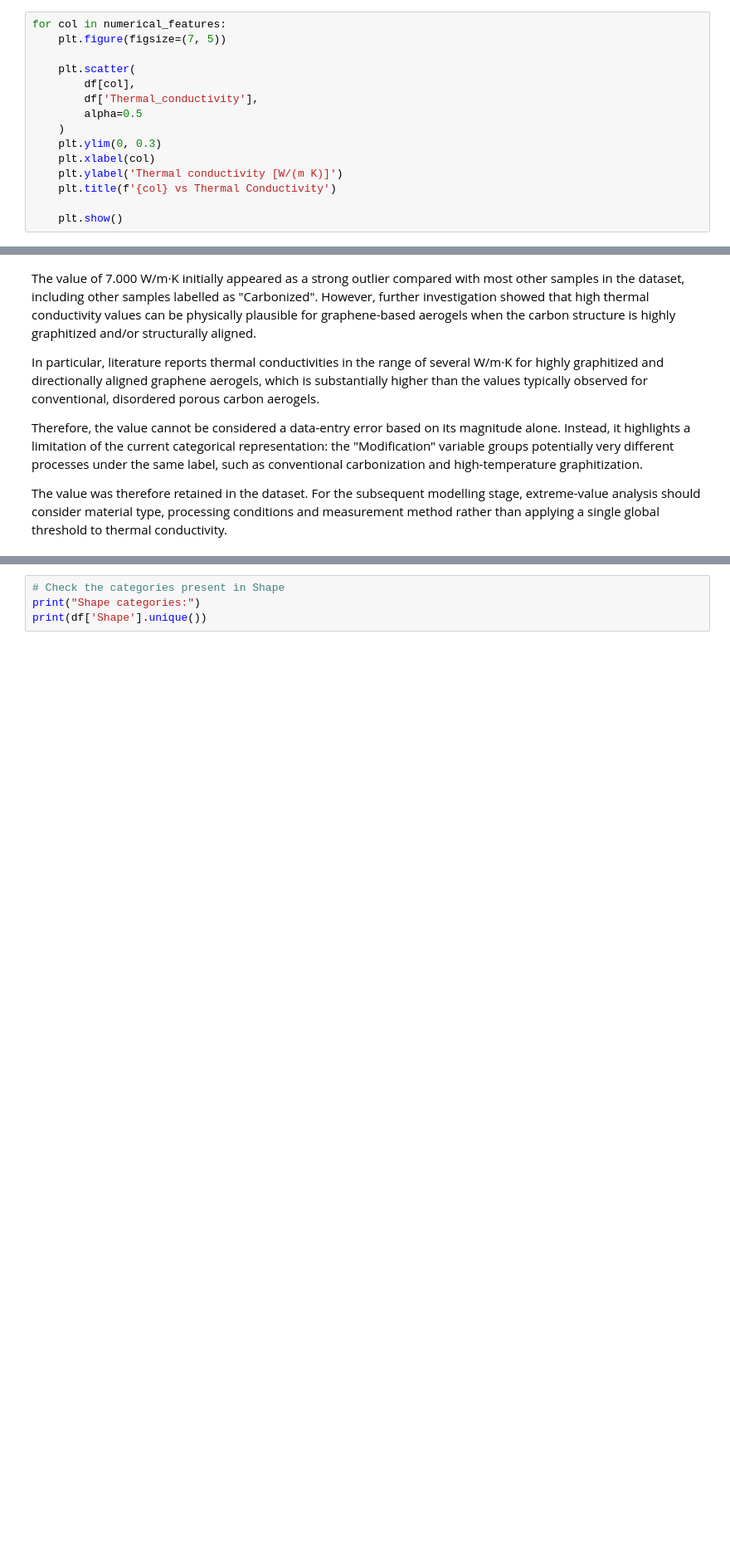
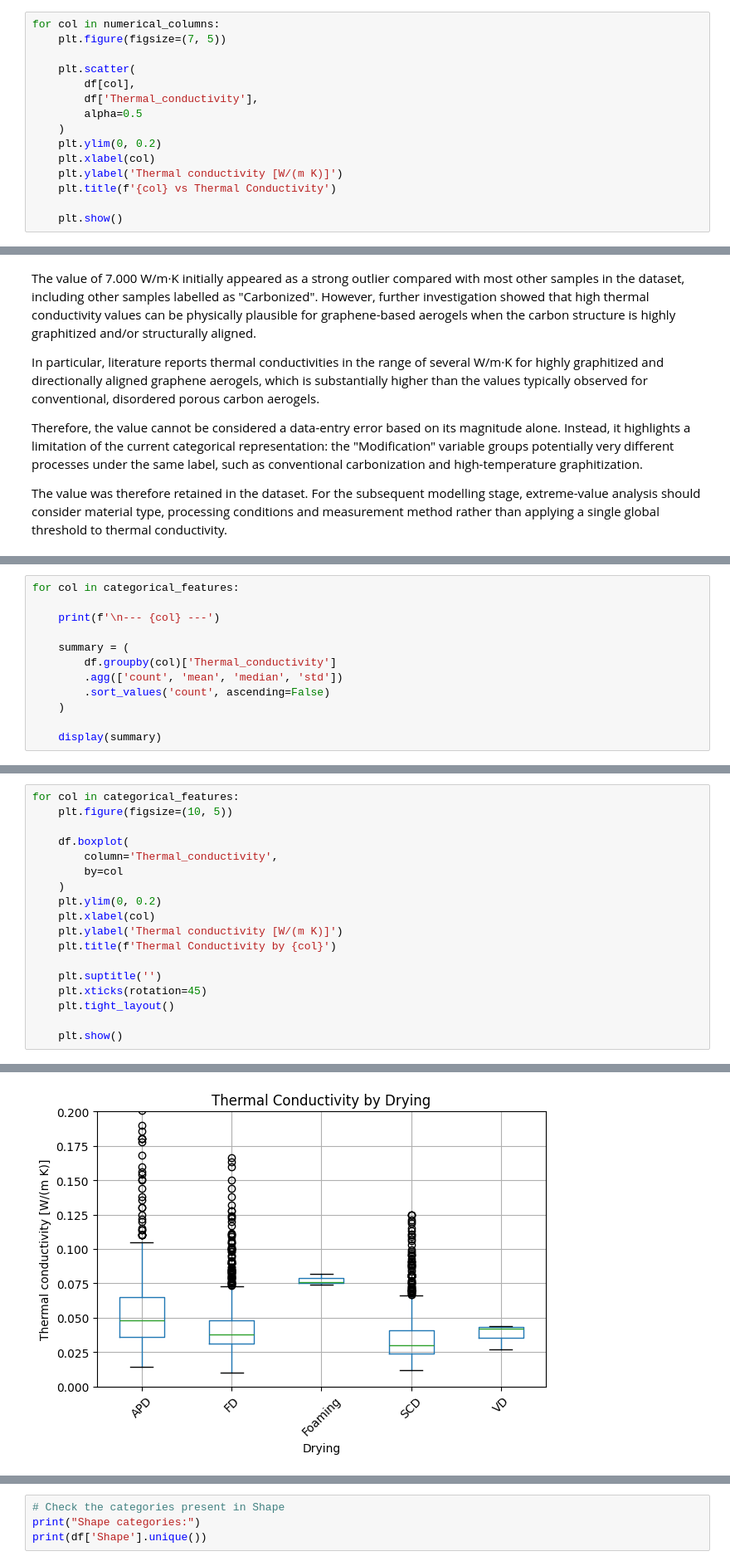
Before and after one commit to paulagirones/Aerogels_thermal_conductivity, a Jupyter notebook: aerogels_thermal_conductivity_ml.ipynb, the cells around one changed output, grey strips where cells are left out. Shown at 83% size. Drawn from its saved outputs; the diff is of its cells as text; blank space fills up the shorter version.

```diff
--- a/aerogels_thermal_conductivity_ml.ipynb
+++ b/aerogels_thermal_conductivity_ml.ipynb
@@ -483,7 +657,7 @@ display(df[numerical_features].describe().T)
 # %% [markdown]
 Inspection of the most extreme values in Density and BET shows that they correspond to different materials and processing conditions and are physically plausible.
 # %%
-for col in numerical_features:
+for col in numerical_columns:
     plt.figure(figsize=(7, 5))
 
     plt.scatter(
@@ -491,7 +665,7 @@ for col in numerical_features:
         df['Thermal_conductivity'],
         alpha=0.5
     )
-    plt.ylim(0, 0.3)
+    plt.ylim(0, 0.2)
     plt.xlabel(col)
     plt.ylabel('Thermal conductivity [W/(m K)]')
     plt.title(f'{col} vs Thermal Conductivity')
@@ -749,0 +875,12 @@ The value was therefore retained in the dataset. For the subsequent modelling st
+# %%
+for col in categorical_features:
+
+    print(f'\n--- {col} ---')
+
+    summary = (
+        df.groupby(col)['Thermal_conductivity']
+        .agg(['count', 'mean', 'median', 'std'])
+        .sort_values('count', ascending=False)
+    )
+
+    display(summary)
@@ -749,0 +968,19 @@ The value was therefore retained in the dataset. For the subsequent modelling st
+# %%
+for col in categorical_features:
+    plt.figure(figsize=(10, 5))
+
+    df.boxplot(
+        column='Thermal_conductivity',
+        by=col
+    )
+    plt.ylim(0, 0.2)
+    plt.xlabel(col)
+    plt.ylabel('Thermal conductivity [W/(m K)]')
+    plt.title(f'Thermal Conductivity by {col}')
+
+    plt.suptitle('')
+    plt.xticks(rotation=45)
+    plt.tight_layout()
+
+    plt.show()
+# %% [output]
@@ -749,0 +988 @@ The value was therefore retained in the dataset. For the subsequent modelling st
+[figure, added]
```
Also changed, not shown: parts of 36 cells of this notebook.
